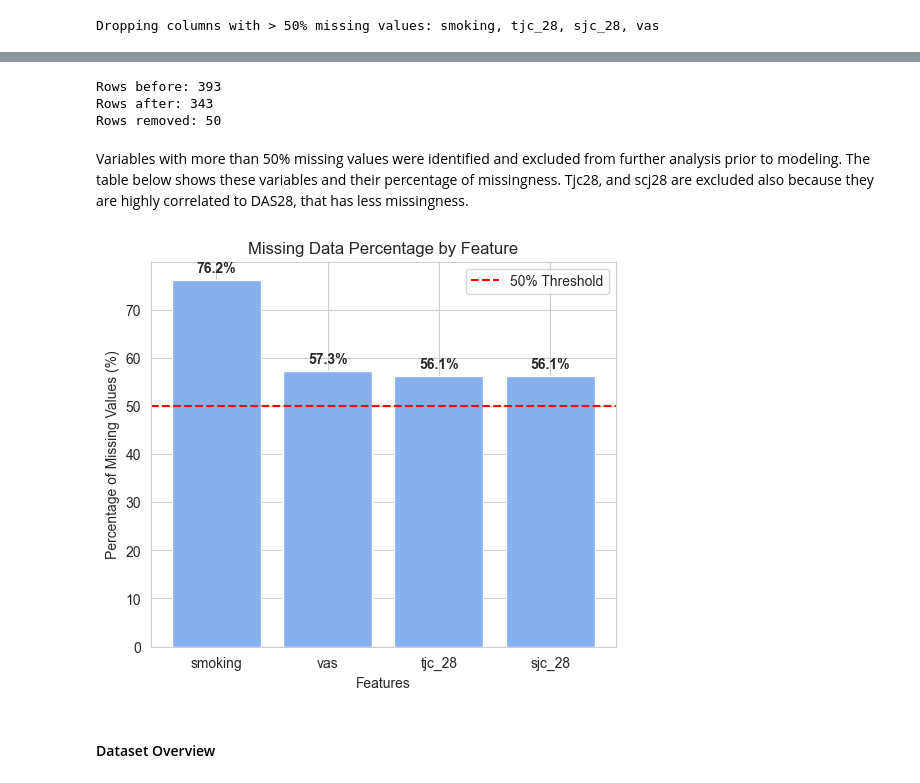
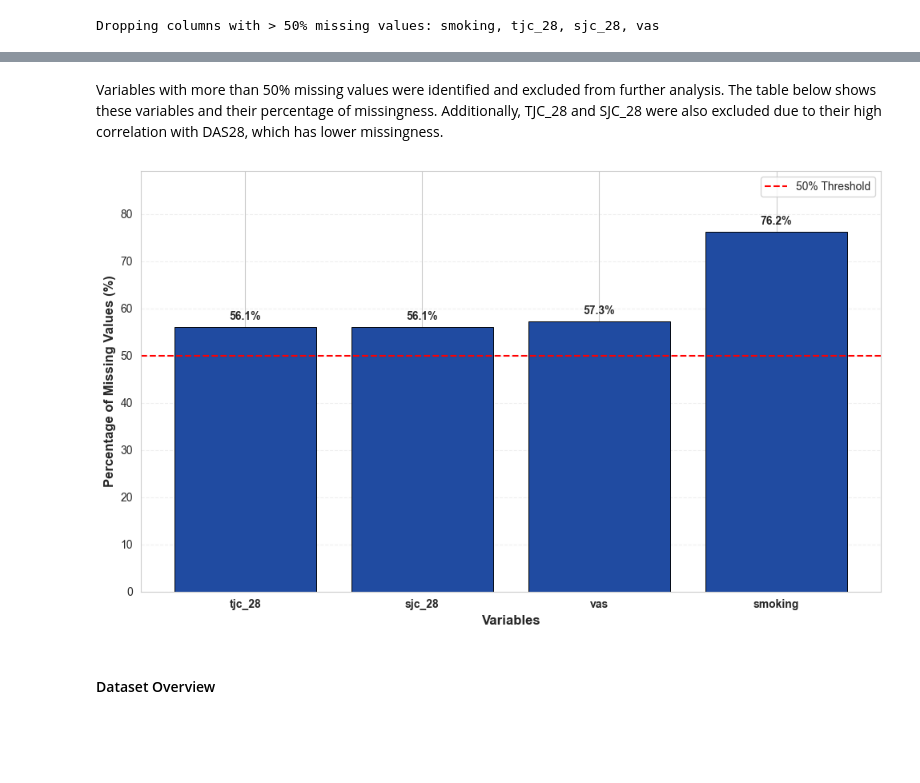
Before and after one commit to konnatzeik/Master_Thesis, a Jupyter notebook: notebooks/01_EDA.ipynb, the cells around one changed output, grey strips where cells are left out. Drawn from its saved outputs; the diff is of its cells as text; code cells hidden in the pictures; blank space fills up the shorter version.

```diff
--- a/notebooks/01_EDA.ipynb
+++ b/notebooks/01_EDA.ipynb
@@ -72,45 +52,36 @@ missing_table[missing_table['missing_percentage'] > 0]
-# %%
-print("Rows before:", df_cleaned.shape[0])
-print("Rows after:", df_das28.shape[0])
-print("Rows removed:", df_cleaned.shape[0] - df_das28.shape[0])
-# %% [output]
-Rows before: 393
-Rows after: 343
-Rows removed: 50
 # %% [markdown]
-Variables with more than 50% missing values were identified and excluded from further analysis prior to modeling. The table below shows these variables and their percentage of missingness.
-Tjc28, and scj28 are excluded also because they are highly correlated to DAS28, that has less missingness.
+Variables with more than 50% missing values were identified and excluded from further analysis. The table below shows these variables and their percentage of missingness. Additionally, TJC_28 and SJC_28 were also excluded due to their high correlation with DAS28, which has lower missingness.
 # %%
 from src.preprocessing import handle_categorical_missing, load_data
 
 df_raw = load_data(file_path)
 handle_categorical_missing(df_raw)
 
-missing_percent = (df_raw.isnull().mean() * 100).sort_values(ascending=False)
+missing_percent = (df_raw.isnull().mean() * 100).sort_values(ascending=True)
 high_missing = missing_percent[missing_percent > 50]
 
-plt.figure(figsize=(6, 5))
-graph = plt.bar(high_missing.index.to_numpy(), high_missing.to_numpy(), color="#85b0ed")
+plt.figure(figsize=(10, 6))
+bars = plt.bar(high_missing.index, high_missing.values, color="#204BA1", edgecolor='black', linewidth=0.7)
 
-for p in graph:
-    height = p.get_height()
-    x = p.get_x() + p.get_width() / 2
-    plt.text(
-        x,
-        height + 1,
-        f"{height:.1f}%",
-        ha="center",
-        va="bottom",
-        weight="bold"
-    )
-plt.axhline(50, color='red', linestyle='--', label='50% Threshold')
-plt.title('Missing Data Percentage by Feature')
-plt.xlabel('Features')
-plt.ylabel('Percentage of Missing Values (%)')
-plt.legend()
+# Add percentage labels on bars
+for bar in bars:
+    height = bar.get_height()
+    plt.text(bar.get_x() + bar.get_width()/2., height + 1,
+             f'{height:.1f}%', ha='center', va='bottom', fontweight='bold', fontsize=10)
+
+plt.axhline(50, color='red', linestyle='--', linewidth=1.5, label='50% Threshold')
+plt.xlabel('Variables', fontsize=12, fontweight='bold')
+plt.ylabel('Percentage of Missing Values (%)', fontsize=12, fontweight='bold')
+#plt.title('Variables Excluded Due to High Missingness', fontsize=13, fontweight='bold', pad=15)
+plt.xticks(ha='center', fontsize=10, fontweight='bold')
+plt.yticks(fontsize=10)
+plt.ylim(0, max(high_missing.values) * 1.17)
+plt.grid(axis='y', alpha=0.3, linestyle='--')
+plt.legend(loc='upper right', fontsize=10)
+plt.tight_layout()
 plt.show()
 # %% [output]
-[figure, old version]
+[figure, new version]
 # %% [markdown]
 #### Dataset Overview
 # %%
```
Also changed, not shown: parts of 140 cells of this notebook, 5 other files.
